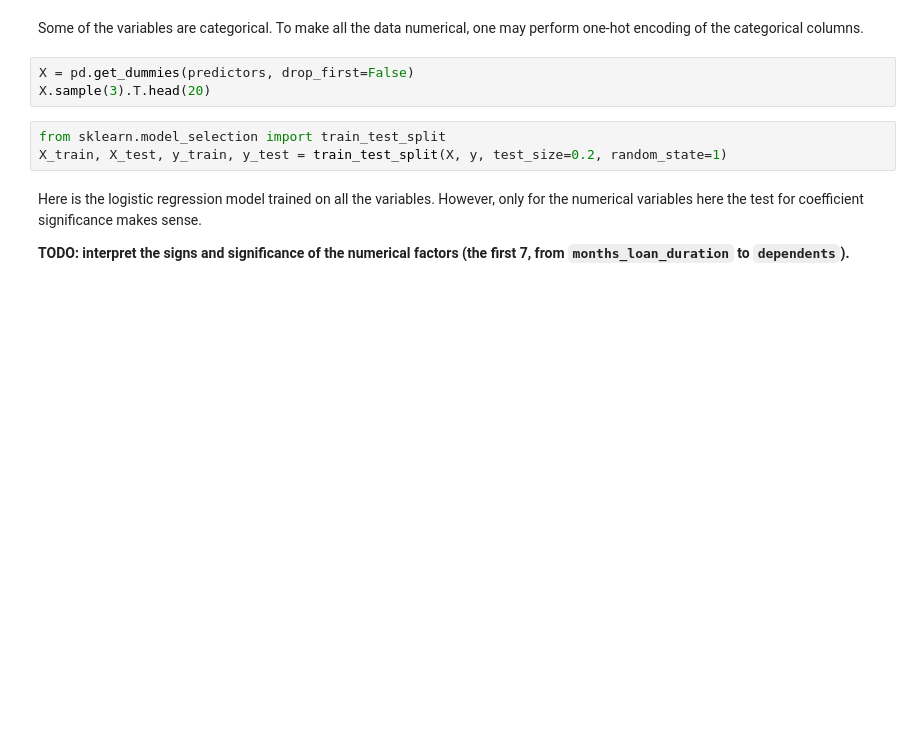
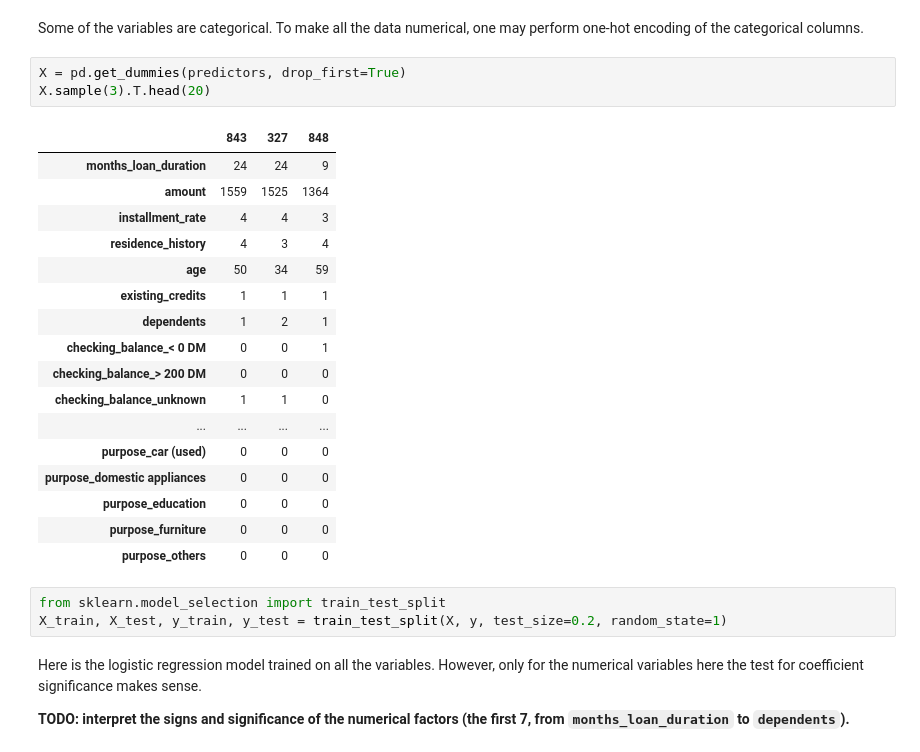
Before and after one commit to gald1017/Statistics-and-Probability-for-DS-, a Jupyter notebook: WEEK4/home_assignment_4.ipynb, the cells around one changed output. Cells and saved outputs as stored; diff of their text form; blank space fills up the shorter version.

```diff
--- a/WEEK4/home_assignment_4.ipynb
+++ b/WEEK4/home_assignment_4.ipynb
@@ -131,8 +208,26 @@ predictors.sample(5).T
 # %% [markdown]
 Some of the variables are categorical. To make all the data numerical, one may perform one-hot encoding of the categorical columns.
 # %%
-X = pd.get_dummies(predictors, drop_first=False)
+X = pd.get_dummies(predictors, drop_first=True)
 X.sample(3).T.head(20)
+# %% [output]
+|  | 843 | 327 | 848 |
+| months_loan_duration | 24 | 24 | 9 |
+| amount | 1559 | 1525 | 1364 |
+| installment_rate | 4 | 4 | 3 |
+| residence_history | 4 | 3 | 4 |
+| age | 50 | 34 | 59 |
+| existing_credits | 1 | 1 | 1 |
+| dependents | 1 | 2 | 1 |
+| checking_balance_< 0 DM | 0 | 0 | 1 |
+| checking_balance_> 200 DM | 0 | 0 | 0 |
+| checking_balance_unknown | 1 | 1 | 0 |
+| ... | ... | ... | ... |
+| purpose_car (used) | 0 | 0 | 0 |
+| purpose_domestic appliances | 0 | 0 | 0 |
+| purpose_education | 0 | 0 | 0 |
+| purpose_furniture | 0 | 0 | 0 |
+| purpose_others | 0 | 0 | 0 |
 # %%
 from sklearn.model_selection import train_test_split
 X_train, X_test, y_train, y_test = train_test_split(X, y, test_size=0.2, random_state=1)
```
Also changed, not shown: parts of 10 cells of this notebook.
